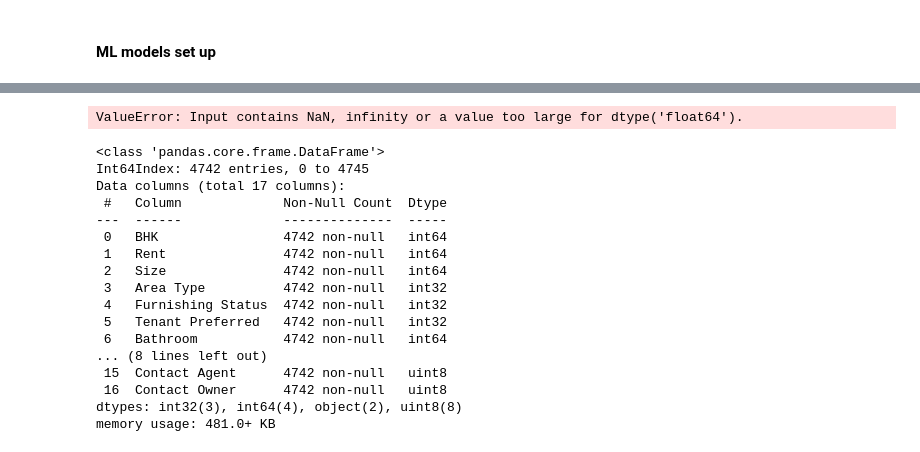
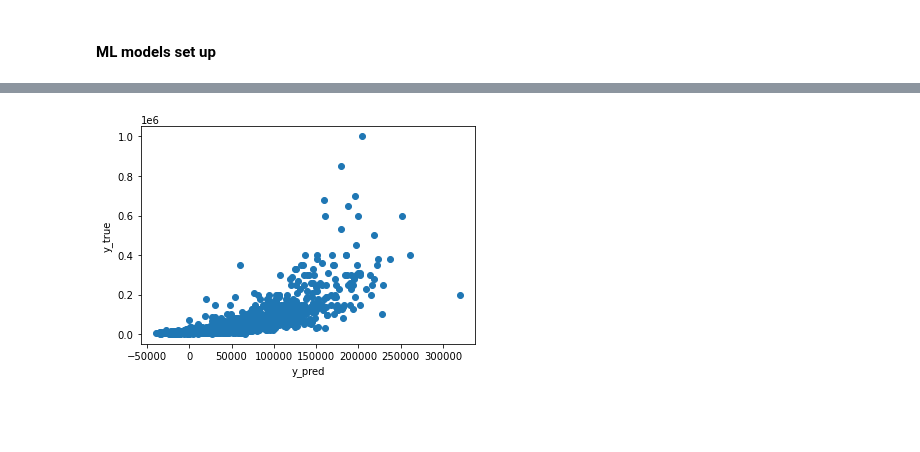
Before and after one commit to remre/housepricer, a Jupyter notebook: workenvfirst.ipynb, the cells around one changed output, grey strips where cells are left out. Cells and saved outputs as stored; diff of their text form; code cells hidden in the pictures; blank space fills up the shorter version.

```diff
--- a/workenvfirst.ipynb
+++ b/workenvfirst.ipynb
@@ -93,3 +93,6 @@ df
 4746 rows × 12 columns
 # %% [markdown]
 #### tune it
+# %%
+df['datetime'] = pd.to_datetime(df.datetime)
+df['month'] = df['Posted On'].dt.month
@@ -106,3 +128,8 @@ Status: Changed 'Ground'=0, 'Lower Basement'=-1, Rest = total floor
+# %%
+df2.dropna(inplace=True)
+# %%
+df2['floor_level'] = df2['floor_level'].astype('int64')
+df2['total_floor'] = df2['total_floor'].astype('int64')
 # %%
 pd.to_numeric(df2['floor level'])
 pd.to_numeric(df2['total floor'])
@@ -333,10 +360,10 @@ from sklearn import tree
 regressor = LinearRegression()
 # %%
 df3 = df2.copy()
-# numerical_features = df3.dtypes[df3.dtypes != "object"].index
+numerical_features = df3.dtypes[df3.dtypes != "object"].index
 
-# scaler = StandardScaler()
-# df3[numerical_features] = scaler.fit_transform(df3[numerical_features])
+scaler = StandardScaler()
+df3[numerical_features] = scaler.fit_transform(df3[numerical_features])
 # %%
 X = df3.drop('Rent',axis=1)
 y =df3[['Rent']].values
@@ -364,29 +454,7 @@ X_train, X_test, y_train, y_test = train_test_split(X, y, test_size=0.2, random_
 # %%
-lr = LinearRegression()
-lr.fit(X_train, y_train)
-# plt.scatter(lr.predict(X_train), y_train)
-# plt.xlabel('y_pred')
-# plt.ylabel('y_true')
-# plt.show()
+plt.scatter(lr.predict(X_train), y_train)
+plt.xlabel('y_pred')
+plt.ylabel('y_true')
+plt.show()
 # %% [output]
-ValueError: Input contains NaN, infinity or a value too large for dtype('float64').
+[figure, added]
-# %%
-df2.info()
-# %% [output]
-<class 'pandas.core.frame.DataFrame'>
-Int64Index: 4742 entries, 0 to 4745
-Data columns (total 17 columns):
- #   Column             Non-Null Count  Dtype
----  ------             --------------  -----
- 0   BHK                4742 non-null   int64
- 1   Rent               4742 non-null   int64
- 2   Size               4742 non-null   int64
- 3   Area Type          4742 non-null   int32
- 4   Furnishing Status  4742 non-null   int32
- 5   Tenant Preferred   4742 non-null   int32
- 6   Bathroom           4742 non-null   int64
-... (8 lines left out)
- 15  Contact Agent      4742 non-null   uint8
- 16  Contact Owner      4742 non-null   uint8
-dtypes: int32(3), int64(4), object(2), uint8(8)
-memory usage: 481.0+ KB
```
Also changed, not shown: parts of 15 cells of this notebook.
